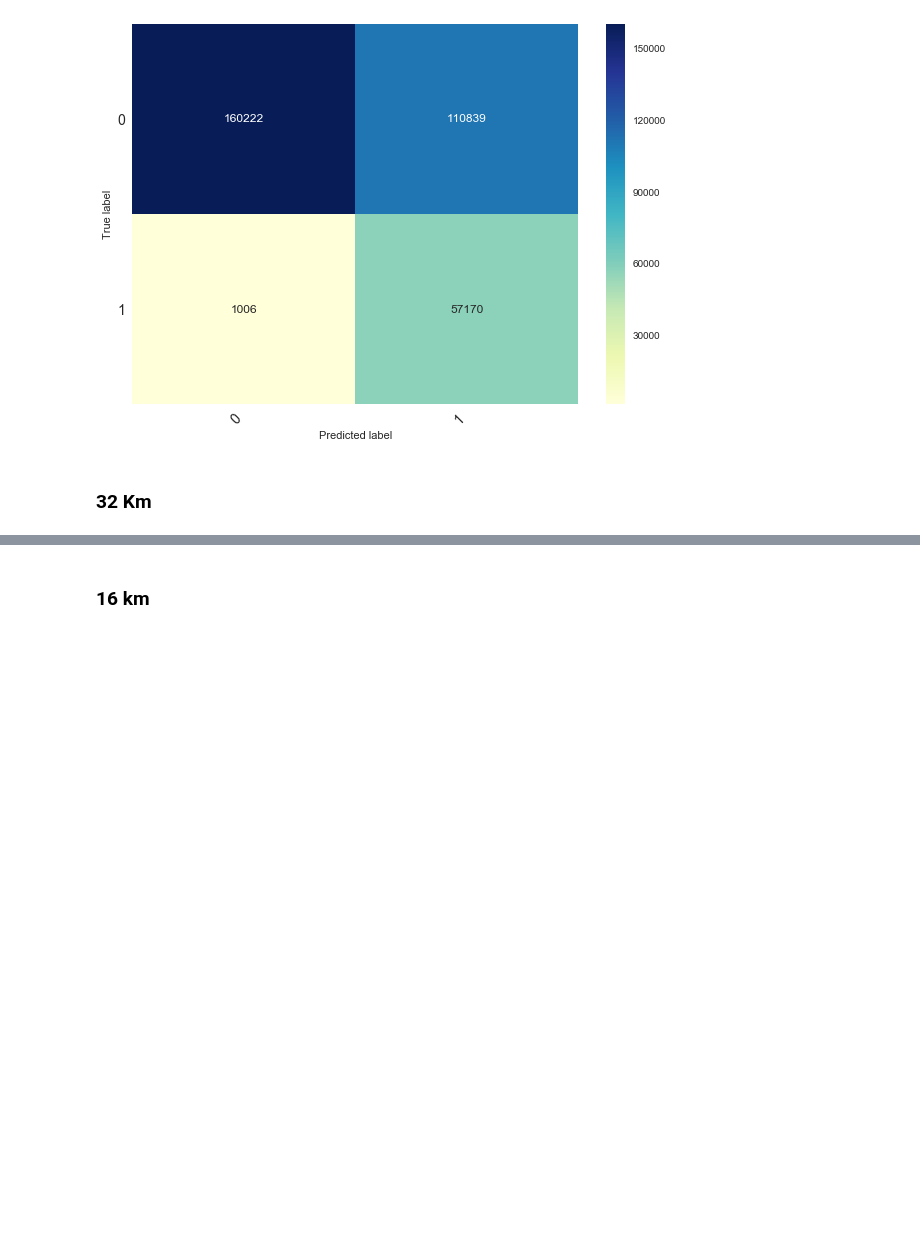
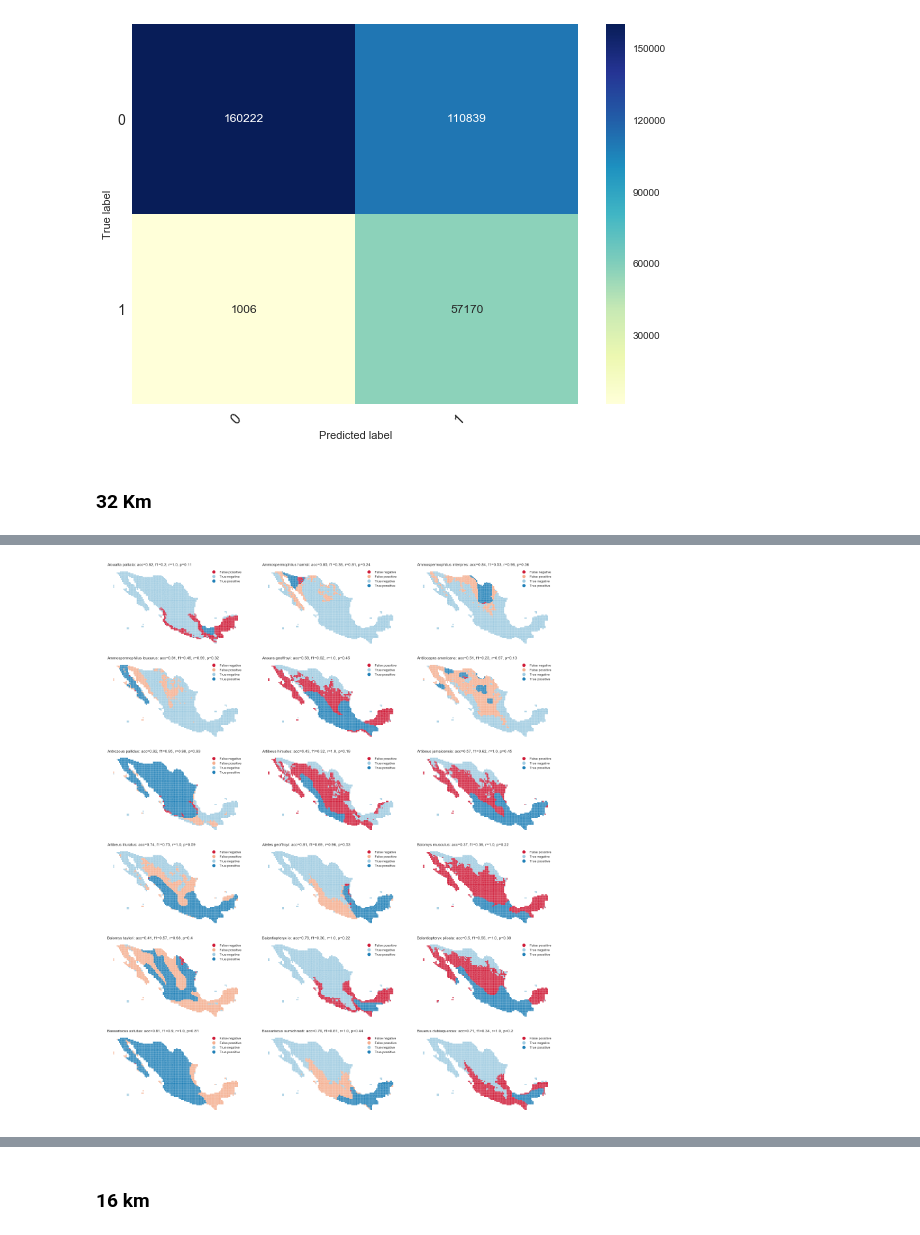
Before and after one commit to rausial/species_notebooks, a Jupyter notebook: SPECIES_vs_Expertos.ipynb, the cells around one changed output, grey strips where cells are left out. Drawn from its saved outputs; the diff is of its cells as text; code cells hidden in the pictures; blank space fills up the shorter version.

```diff
--- a/SPECIES_vs_Expertos.ipynb
+++ b/SPECIES_vs_Expertos.ipynb
@@ -369,7 +433,7 @@ def print_eval_stats(sdms_df):
 # %% [markdown]
 ## plot_confussion_maps
 # %%
-def plot_confussion_maps(sdms_df, num_plots):
+def plot_confussion_maps(sdms_df, num_plots, title=''):
     flatui = ['#ca0020','#f4a582','#92c5de','#0571b0']
     my_cmap = ListedColormap(sns.color_palette(flatui).as_hex())
 
@@ -390,7 +454,7 @@ def plot_confussion_maps(sdms_df, num_plots):
         recall = recall_score(grp.presence, grp.pred)
         prec = precision_score(grp.presence, grp.pred)
         ax.set_title('{}: acc={}, f1={}, r={}, p={}'.format(
-            name, round(acc, 2), round(f1, 2), round(recall, 2), round(prec, 2)), loc="left")
+            title, name, round(acc, 2), round(f1, 2), round(recall, 2), round(prec, 2)), loc="left")
 
         grp.plot(ax=ax,
                   column='confussion_labels',
@@ -402,3 +466,4 @@ def plot_confussion_maps(sdms_df, num_plots):
         ax.set_axis_off()
 
     f.tight_layout()
+    return f
@@ -778,0 +777,4 @@ Wall time: 19 s
+# %%
+plot_confussion_maps(sdms32_abio_df, 20)
+# %% [output]
+[figure, added]
```
Also changed, not shown: parts of 41 cells of this notebook.
